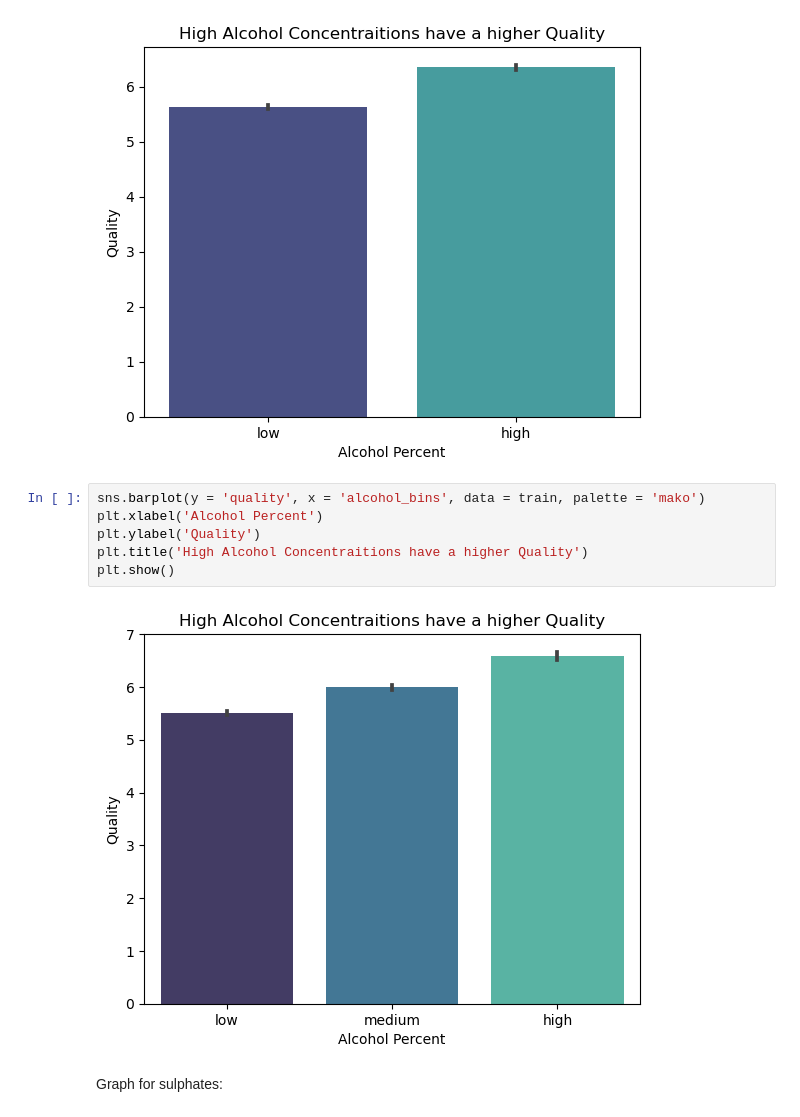
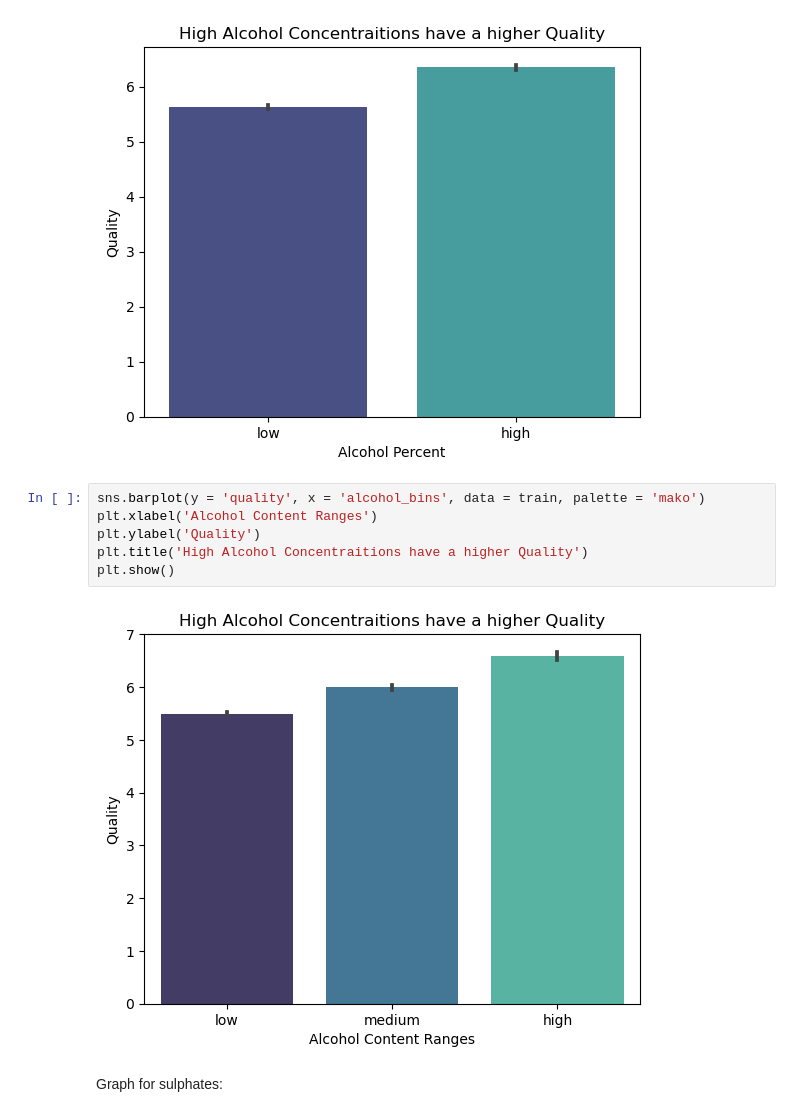
Before and after one commit to Wine-Clustering-Group-B/Clustering-Project, a Jupyter notebook: Nikki/D.Storytelling.ipynb, the cells around one changed output. Cells and saved outputs as stored; diff of their text form.

Commit message:
added graphs

```diff
--- a/Nikki/D.Storytelling.ipynb
+++ b/Nikki/D.Storytelling.ipynb
@@ -78,12 +78,12 @@ plt.show()
 [figure]
 # %%
 sns.barplot(y = 'quality', x = 'alcohol_bins', data = train, palette = 'mako')
-plt.xlabel('Alcohol Percent')
+plt.xlabel('Alcohol Content Ranges')
 plt.ylabel('Quality')
 plt.title('High Alcohol Concentraitions have a higher Quality')
 plt.show()
 # %% [output]
-[figure, old version]
+[figure, new version]
 # %% [markdown]
 Graph for sulphates:
 # %%
```
Also changed, not shown: parts of 10 cells of this notebook.
